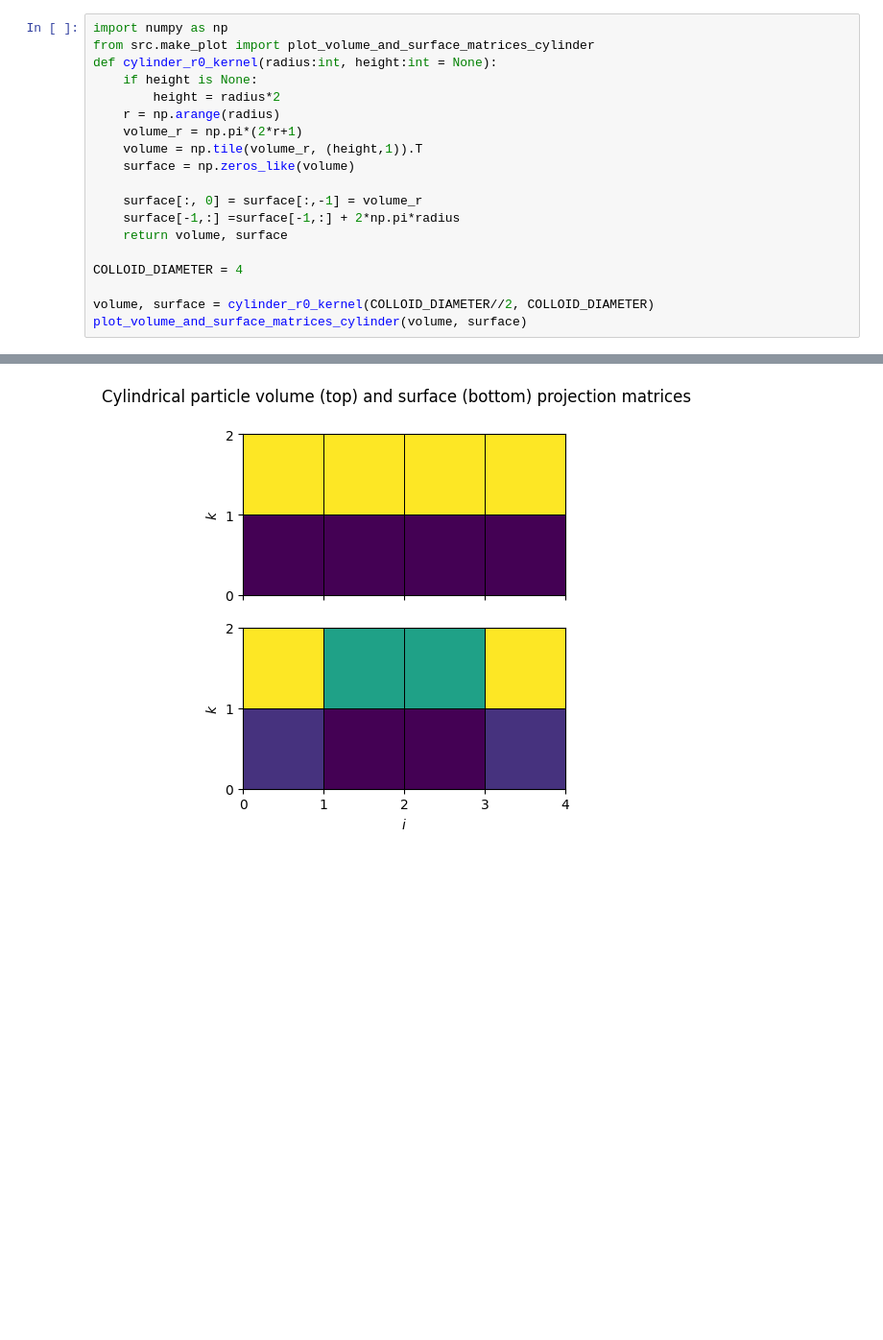
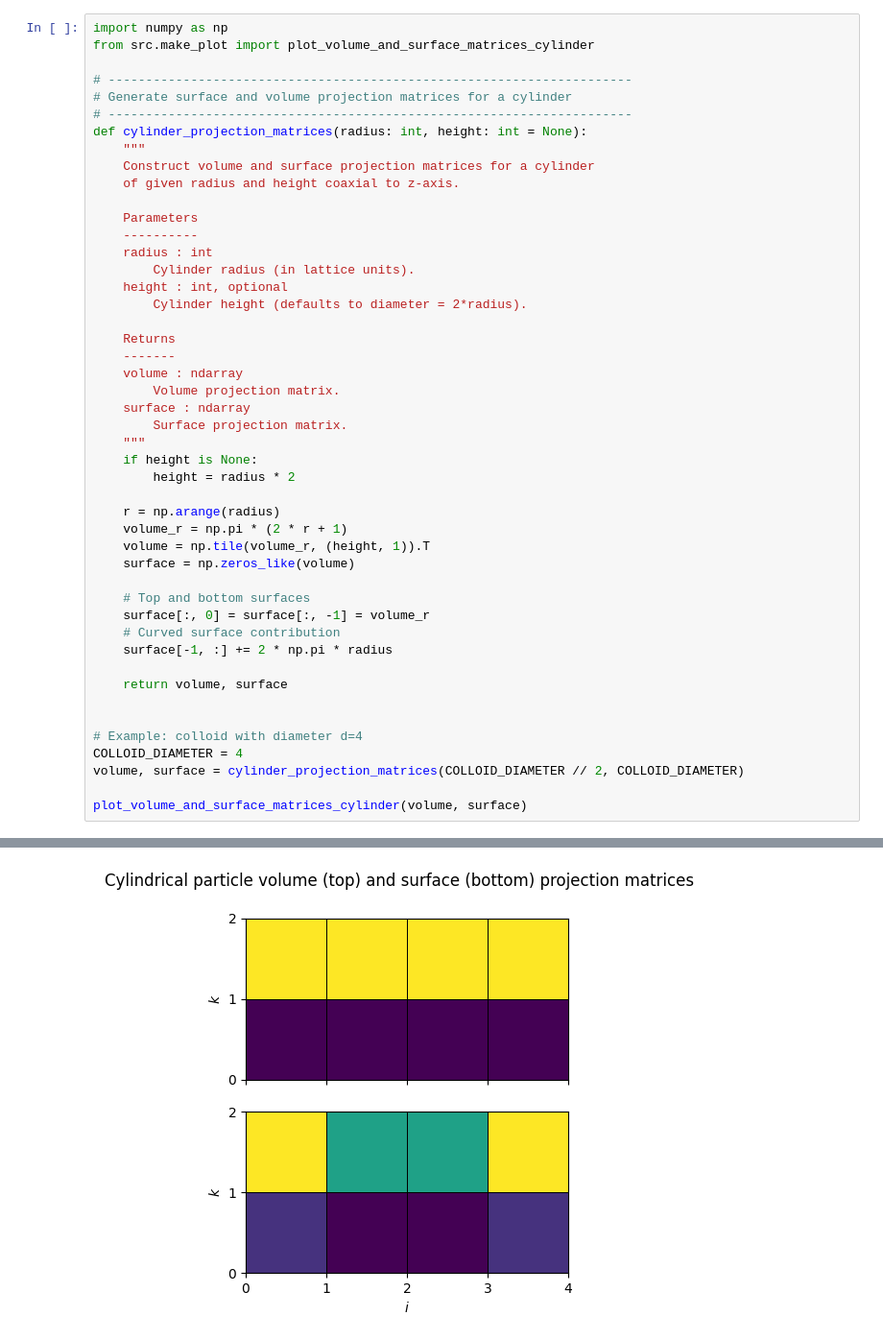
Before and after one commit to miklakt/diffusion_polymer_mesopores, a Jupyter notebook: main.ipynb, the cells around one changed output, grey strips where cells are left out. Shown at 96% size. Saved outputs shown, nothing was run; the diff lists cells and outputs as text; blank space fills up the shorter version.

```diff
--- a/main.ipynb
+++ b/main.ipynb
@@ -245,28 +341,56 @@ While colloid of size 4 in diameter was used for the fit, we encourage you to pl
 # %%
 import numpy as np
 from src.make_plot import plot_volume_and_surface_matrices_cylinder
-def cylinder_r0_kernel(radius:int, height:int = None):
+
+# ----------------------------------------------------------------------
+# Generate surface and volume projection matrices for a cylinder
+# ----------------------------------------------------------------------
+def cylinder_projection_matrices(radius: int, height: int = None):
+    """
+    Construct volume and surface projection matrices for a cylinder
+    of given radius and height coaxial to z-axis.
+
+    Parameters
+    ----------
+    radius : int
+        Cylinder radius (in lattice units).
+    height : int, optional
+        Cylinder height (defaults to diameter = 2*radius).
+
+    Returns
+    -------
+    volume : ndarray
+        Volume projection matrix.
+    surface : ndarray
+        Surface projection matrix.
+    """
     if height is None:
-        height = radius*2
+        height = radius * 2
+
     r = np.arange(radius)
-    volume_r = np.pi*(2*r+1)
-    volume = np.tile(volume_r, (height,1)).T
+    volume_r = np.pi * (2 * r + 1)
+    volume = np.tile(volume_r, (height, 1)).T
     surface = np.zeros_like(volume)
 
-    surface[:, 0] = surface[:,-1] = volume_r
-    surface[-1,:] =surface[-1,:] + 2*np.pi*radius
+    # Top and bottom surfaces
+    surface[:, 0] = surface[:, -1] = volume_r
+    # Curved surface contribution
+    surface[-1, :] += 2 * np.pi * radius
+
     return volume, surface
 
+
+# Example: colloid with diameter d=4
 COLLOID_DIAMETER = 4
+volume, surface = cylinder_projection_matrices(COLLOID_DIAMETER // 2, COLLOID_DIAMETER)
 
-volume, surface = cylinder_r0_kernel(COLLOID_DIAMETER//2, COLLOID_DIAMETER)
 plot_volume_and_surface_matrices_cylinder(volume, surface)
 # %% [output]
 Cylindrical particle volume projection matrix:
 [[3.14159265 3.14159265 3.14159265 3.14159265]
  [9.42477796 9.42477796 9.42477796 9.42477796]]
 
 Cylindrical particle surface projection matrix:
 [[ 3.14159265  0.          0.          3.14159265]
  [21.99114858 12.56637061 12.56637061 21.99114858]]
-[figure, old version]
+[figure, new version]
```
Also changed, not shown: parts of 22 cells of this notebook, 2 other files.
